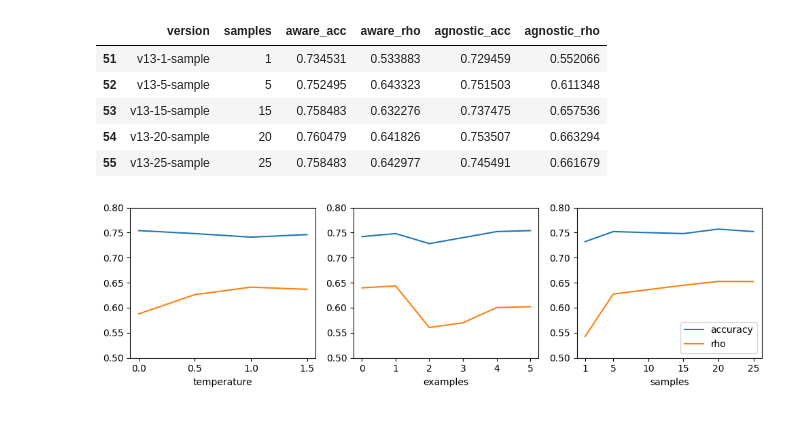
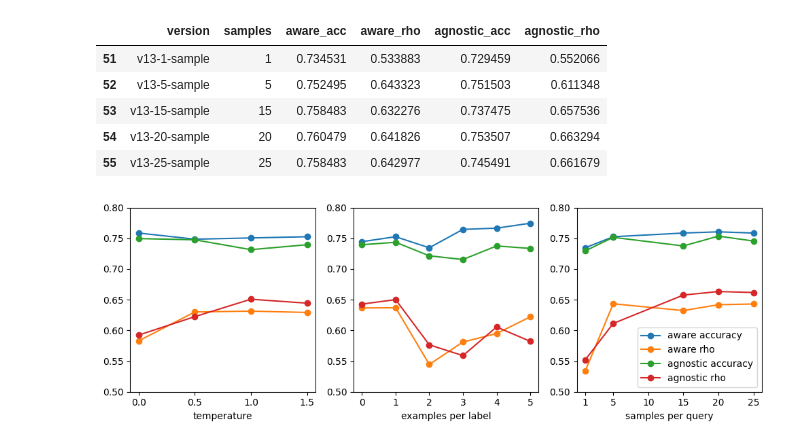
Before and after one commit to bradleypallen/shroom, a Jupyter notebook: prod/scores.ipynb, the cells around one changed output. Cells and saved outputs as stored; diff of their text form; code cells hidden in the pictures.

Commit message:
Final runs, hyperparameter plots tweaked

```diff
--- a/prod/scores.ipynb
+++ b/prod/scores.ipynb
@@ -275,51 +275,43 @@ See the caveats in the documentation: https://pandas.pydata.org/pandas-docs/stab
 | 54 | v13-20-sample | 20 | 0.760479 | 0.641826 | 0.753507 | 0.663294 |
 | 55 | v13-25-sample | 25 | 0.758483 | 0.642977 | 0.745491 | 0.661679 |
 # %%
-fig, axes = plt.subplots(nrows=1, ncols=3, figsize=(10, 3))
+fig, axes = plt.subplots(nrows=1, ncols=3, figsize=(10, 3.5))
 
-# axes[0].plot(dft['temperature'], dft['aware_acc'], label='aware accuracy')
-# axes[0].plot(dft['temperature'], dft['aware_rho'], label='aware rho')
-# axes[0].plot(dft['temperature'], dft['agnostic_acc'], label='agnostic accuracy')
-# axes[0].plot(dft['temperature'], dft['agnostic_rho'], label='agnostic rho')
-axes[0].plot(dft['temperature'], dft['avg_acc'], label='accuracy')
-axes[0].plot(dft['temperature'], dft['avg_rho'], label='rho')
+axes[0].plot(dft['temperature'], dft['aware_acc'], label='aware accuracy', marker='o')
+axes[0].plot(dft['temperature'], dft['aware_rho'], label='aware rho', marker='o')
+axes[0].plot(dft['temperature'], dft['agnostic_acc'], label='agnostic accuracy', marker='o')
+axes[0].plot(dft['temperature'], dft['agnostic_rho'], label='agnostic rho', marker='o')
+# axes[0].plot(dft['temperature'], dft['avg_acc'], label='accuracy', marker='o')
+# axes[0].plot(dft['temperature'], dft['avg_rho'], label='rho', marker='o')
 axes[0].set_ylim(0.5, 0.8)  # Setting y-axis range from 0.0 to 1.0
 axes[0].set_xticks([0.0,0.5,1.0,1.5])
 axes[0].set_xlabel('temperature')  # x-axis label
-# plt.legend()  # Adding a legend to differentiate the lines
 
-# axes[1].plot(dfx['n_examples'], dfx['aware_acc'], label='aware accuracy')
-# axes[1].plot(dfx['n_examples'], dfx['aware_rho'], label='aware rho')
-# axes[1].plot(dfx['n_examples'], dfx['agnostic_acc'], label='agnostic accuracy')
-# axes[1].plot(dfx['n_examples'], dfx['agnostic_rho'], label='agnostic rho')
-axes[1].plot(dfx['n_examples'], dfx['avg_acc'], label='accuracy')
-axes[1].plot(dfx['n_examples'], dfx['avg_rho'], label='rho')
+axes[1].plot(dfx['n_examples'], dfx['aware_acc'], label='aware accuracy', marker='o')
+axes[1].plot(dfx['n_examples'], dfx['aware_rho'], label='aware rho', marker='o')
+axes[1].plot(dfx['n_examples'], dfx['agnostic_acc'], label='agnostic accuracy', marker='o')
+axes[1].plot(dfx['n_examples'], dfx['agnostic_rho'], label='agnostic rho', marker='o')
+# axes[1].plot(dfx['n_examples'], dfx['avg_acc'], label='accuracy', marker='o')
+# axes[1].plot(dfx['n_examples'], dfx['avg_rho'], label='rho', marker='o')
 axes[1].set_ylim(0.5, 0.8)  # Setting y-axis range from 0.0 to 1.0
-axes[1].set_xlabel('examples')  # x-axis label
-# axes[1].gca().xaxis.set_major_locator(MaxNLocator(integer=True))
-# plt.ylabel('Values')  # y-axis label
-# plt.title('Line Graph of Different Metrics')  # Title of the graph
-# plt.legend()  # Adding a legend to differentiate the lines
+axes[1].set_xlabel('examples per label')  # x-axis label
 
-# axes[2].plot(dfs['samples'], dfs['aware_acc'], label='aware accuracy')
-# axes[2].plot(dfs['samples'], dfs['aware_rho'], label='aware rho')
-# axes[2].plot(dfs['samples'], dfs['agnostic_acc'], label='agnostic accuracy')
-# axes[2].plot(dfs['samples'], dfs['agnostic_rho'], label='agnostic rho')
-axes[2].plot(dfs['samples'], dfs['avg_acc'], label='accuracy')
-axes[2].plot(dfs['samples'], dfs['avg_rho'], label='rho')
+axes[2].plot(dfs['samples'], dfs['aware_acc'], label='aware accuracy', marker='o')
+axes[2].plot(dfs['samples'], dfs['aware_rho'], label='aware rho', marker='o')
+axes[2].plot(dfs['samples'], dfs['agnostic_acc'], label='agnostic accuracy', marker='o')
+axes[2].plot(dfs['samples'], dfs['agnostic_rho'], label='agnostic rho', marker='o')
+# axes[2].plot(dfs['samples'], dfs['avg_acc'], label='accuracy', marker='o')
+# axes[2].plot(dfs['samples'], dfs['avg_rho'], label='rho', marker='o')
 axes[2].set_ylim(0.5, 0.8)  # Setting y-axis range from 0.0 to 1.0
-axes[2].set_xlabel('samples')  # x-axis label
-# axes[2].gca().xaxis.set_major_locator(MaxNLocator(integer=True))
+axes[2].set_xlabel('samples per query')  # x-axis label
 axes[2].set_xticks([1,5,10,15,20,25])
-# plt.ylabel('Values')  # y-axis label
-# plt.title('Line Graph of Different Metrics')  # Title of the graph
 axes[2].legend()  # Adding a legend to differentiate the lines
 
 # Display the plot
 plt.tight_layout()
 plt.show()
 # %% [output]
-[figure, old version]
+[figure, new version]
 # %%
 df_ablations = pd.DataFrame(columns=[ 'date', 'version', 'model', 'temperature', 'agnostic_acc', 'agnostic_rho', 'aware_acc', 'aware_rho', "avg_acc", "avg_rho" ])
 for idx in [28,29,30,31,32]:
```
Also changed, not shown: 4 other files.
